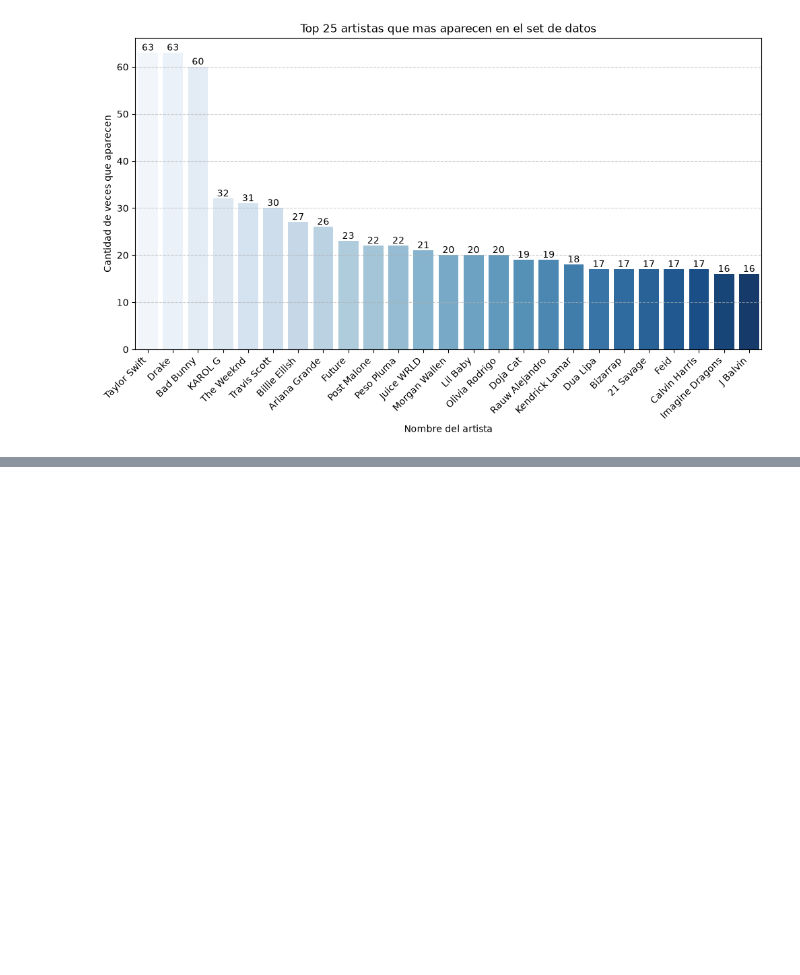
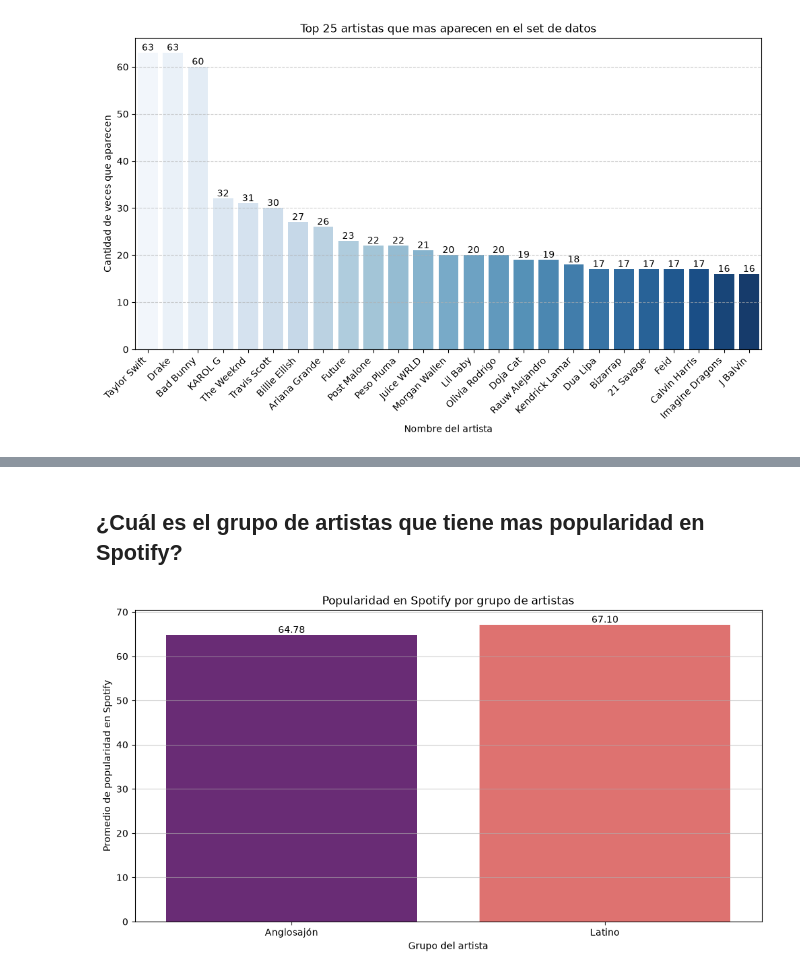
Before and after one commit to K4lilinuxX/Spotify, a Jupyter notebook: Spotify/artistas_spotify.ipynb, the cells around one changed output, grey strips where cells are left out. Drawn from its saved outputs; the diff is of its cells as text; code cells hidden in the pictures; blank space fills up the shorter version.

```diff
--- a/Spotify/artistas_spotify.ipynb
+++ b/Spotify/artistas_spotify.ipynb
@@ -333,0 +245,25 @@ Passing `palette` without assigning `hue` is deprecated and will be removed in v
+# %% [markdown]
+## ¿Cuál es el grupo de artistas que tiene mas popularidad en Spotify?
+# %%
+# Agrupamos la popularidad en Spotify por grupo
+popularidad_grupos = df_analisis.groupby("Grupo")["Spotify Popularity"].mean()
+
+# Graficamos
+plt.figure(figsize=(12,6))
+plt.title("Popularidad en Spotify por grupo de artistas")
+barras = sns.barplot(x=popularidad_grupos.index,
+                     y=popularidad_grupos.values,
+                     hue=popularidad_grupos.index,
+                     palette="magma")
+# Agregamos el promedio de popularidad en Spotify por cada grupo (Anglosajones y Latinos)
+for contenedores in barras.containers:
+    barras.bar_label(contenedores,
+                     fmt='%.2f')
+plt.xlabel("Grupo del artista")
+plt.ylabel("Promedio de popularidad en Spotify")
+plt.grid(axis="y",
+         linestyle="-",
+         alpha=0.6)
+plt.show()
+# %% [output]
+[figure, added]
```
Also changed, not shown: parts of 5 cells of this notebook.
